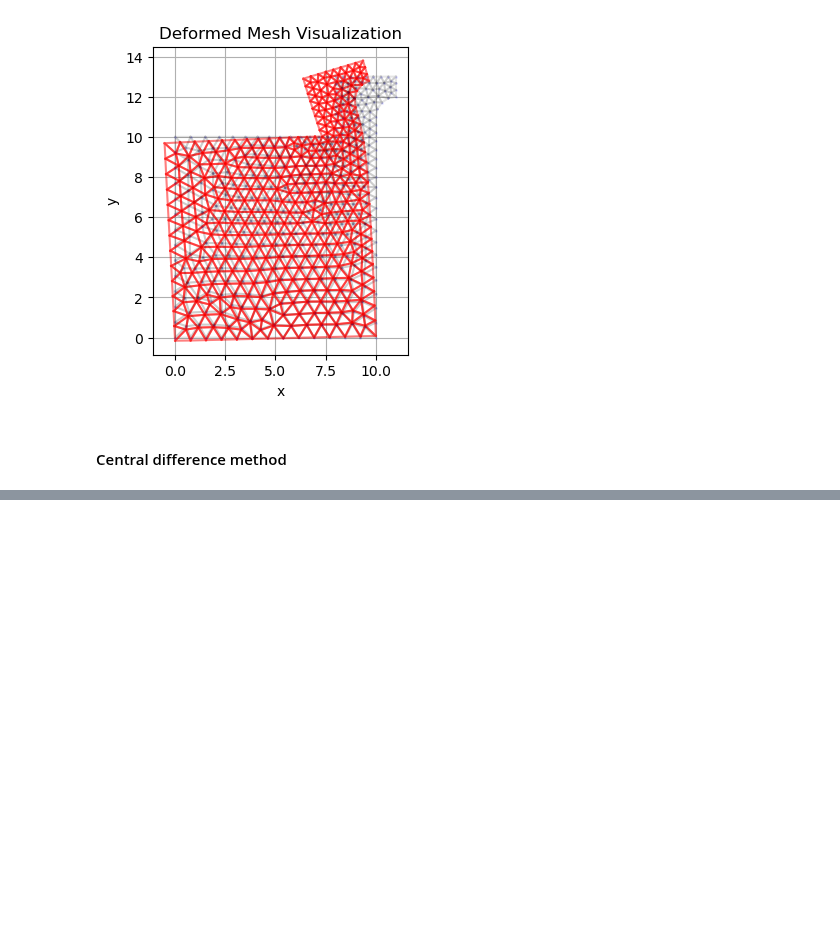
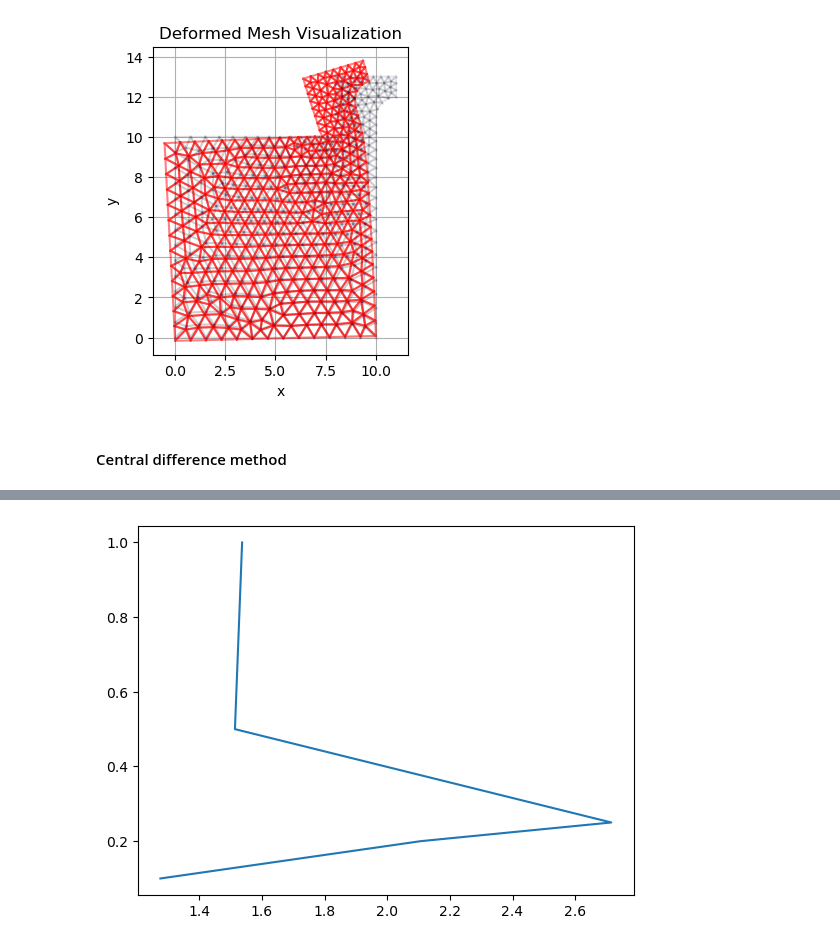
Before and after one commit to maxblw/CIEM4220_CM, a Jupyter notebook: model/1_model_definition.ipynb, the cells around one changed output, grey strips where cells are left out. Drawn from its saved outputs; the diff is of its cells as text; code cells hidden in the pictures; blank space fills up the shorter version.

```diff
--- a/model/1_model_definition.ipynb
+++ b/model/1_model_definition.ipynb
@@ -178,0 +189,13 @@ Model.plot_all(time_steps, u_hist, points)
+# %%
+importlib.reload(Convergence) # reload Convergence.py for changes in file
+
+T = 2 # total time
+
+dt_list = [1, 0.5, 0.25, 0.2, 0.1] # decreasing dt
+displacement_dt = Convergence.time_step(T, dt_list, amplification, f, K, M, gamma, beta, top_left)
+# %%
+plt.figure()
+plt.plot(displacement_dt, dt_list)
+plt.show()
+# %% [output]
+[figure, added]
```
Also changed, not shown: parts of 12 cells of this notebook, 1 other file.
